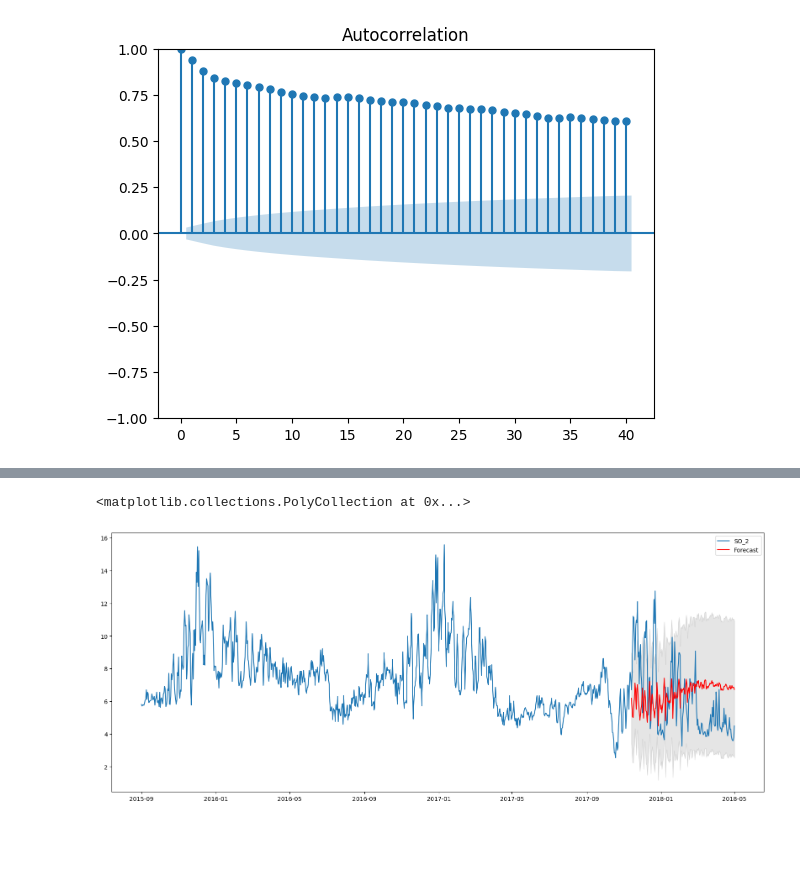
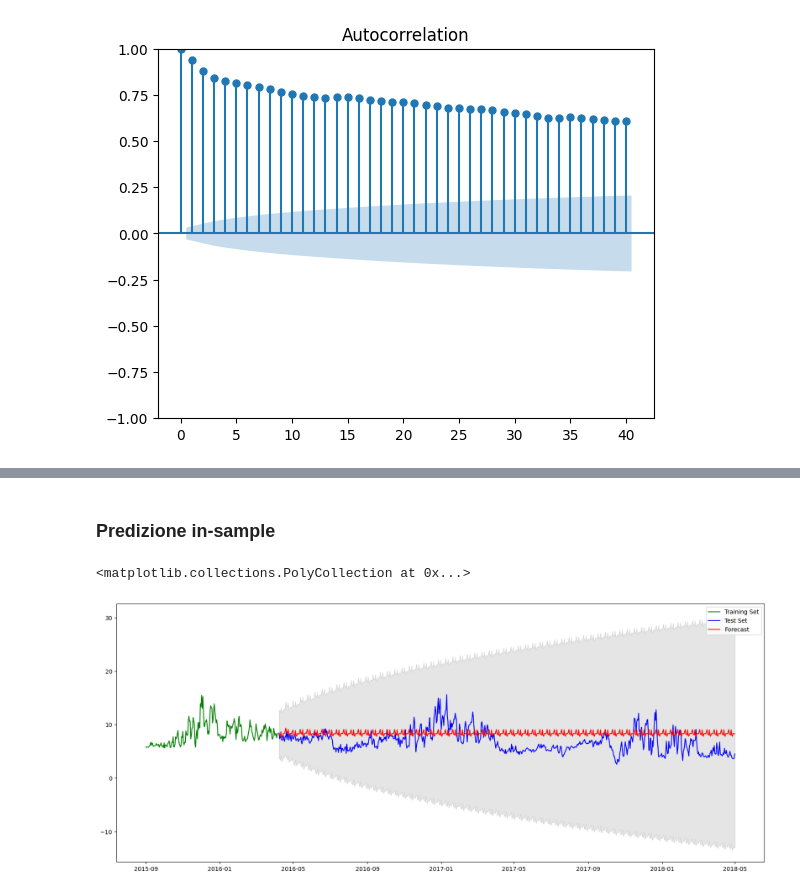
Before and after one commit to ChiaraAmalia/DataScience2Project, a Jupyter notebook: forecastingSO2.ipynb, the cells around one changed output, grey strips where cells are left out. Cells and saved outputs as stored; diff of their text form; code cells hidden in the pictures; blank space fills up the shorter version.

Commit message:
forecasting

```diff
--- a/forecastingSO2.ipynb
+++ b/forecastingSO2.ipynb
@@ -170,21 +138,3 @@ Warnings:
 Il numero degli elementi del periodo considerato è: 3774
 L'indice dell'ultimo elemento del training set è: 3019
 [figure]
-# %%
-nobs = len(forSo)
-n_init_training = int(nobs * 0.8)
-
-# Creiamo il modello per il training
-init_training_forSo = forSo[:n_init_training]
-# fit ARIMA model
-fig = plt.figure(figsize=(20,8))
-model = ARIMA(init_training_forSo, seasonal_order=(5,1,5,12))
-ax = plt.gca()
-results_80 = model.fit()
-plt.plot(forSo)
-plt.plot(results_80.fittedvalues, color='red')
-ax.legend(['SO_2', 'Forecast'])
-
-print(results_80.summary())
-print("Il numero degli elementi del periodo considerato è: "+str(nobs))
-print("L'indice dell'ultimo elemento del training set è: "+str(n_init_training))
@@ -210,13 +141,14 @@ L'indice dell'ultimo elemento del training set è: 3019
+# %% [markdown]
+### Predizione in-sample
 # %%
 fig = plt.figure(figsize=(20,8))
-x = results_last.get_prediction(start=(682), end=(851), dynamic=True).summary_frame()
+x2 = results_80.get_prediction(start=(n_init_training+1), end=(nobs-1), dynamic=True).summary_frame()
 
-plt.plot(forSo[2800:])
-#prova a sostituire la riga sopra con quella commentata
-#plt.plot(last_period)
-plt.plot(x['mean'], color='r')
-plt.legend(['SO_2', 'Forecast'])
-plt.fill_between(x.index, x['mean_ci_lower'], x['mean_ci_upper'], color='k', alpha=0.1)
+plt.plot(init_training_forSo[2750:], color='g')
+plt.plot(forSo[n_init_training+1:],color='b')
+plt.plot(x2['mean'], color='r')
+plt.legend([ 'Training Set','Test Set', 'Forecast'])
+plt.fill_between(x2.index, x2['mean_ci_lower'], x2['mean_ci_upper'], color='k', alpha=0.1)
 # %% [output]
 <matplotlib.collections.PolyCollection at 0x...>
-[figure, old version]
+[figure, new version]
```
Also changed, not shown: parts of 16 cells of this notebook, 2 other files.
